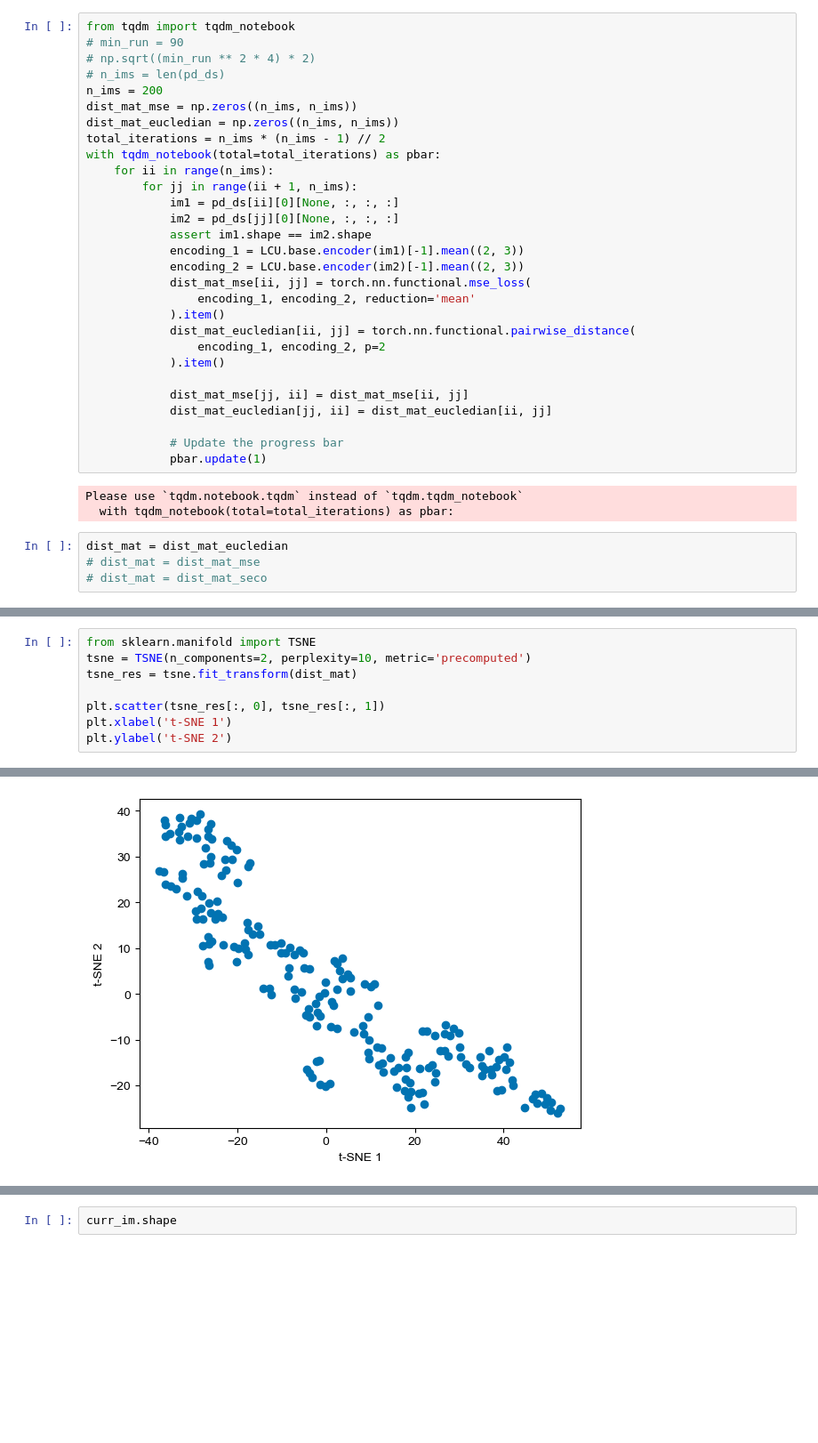
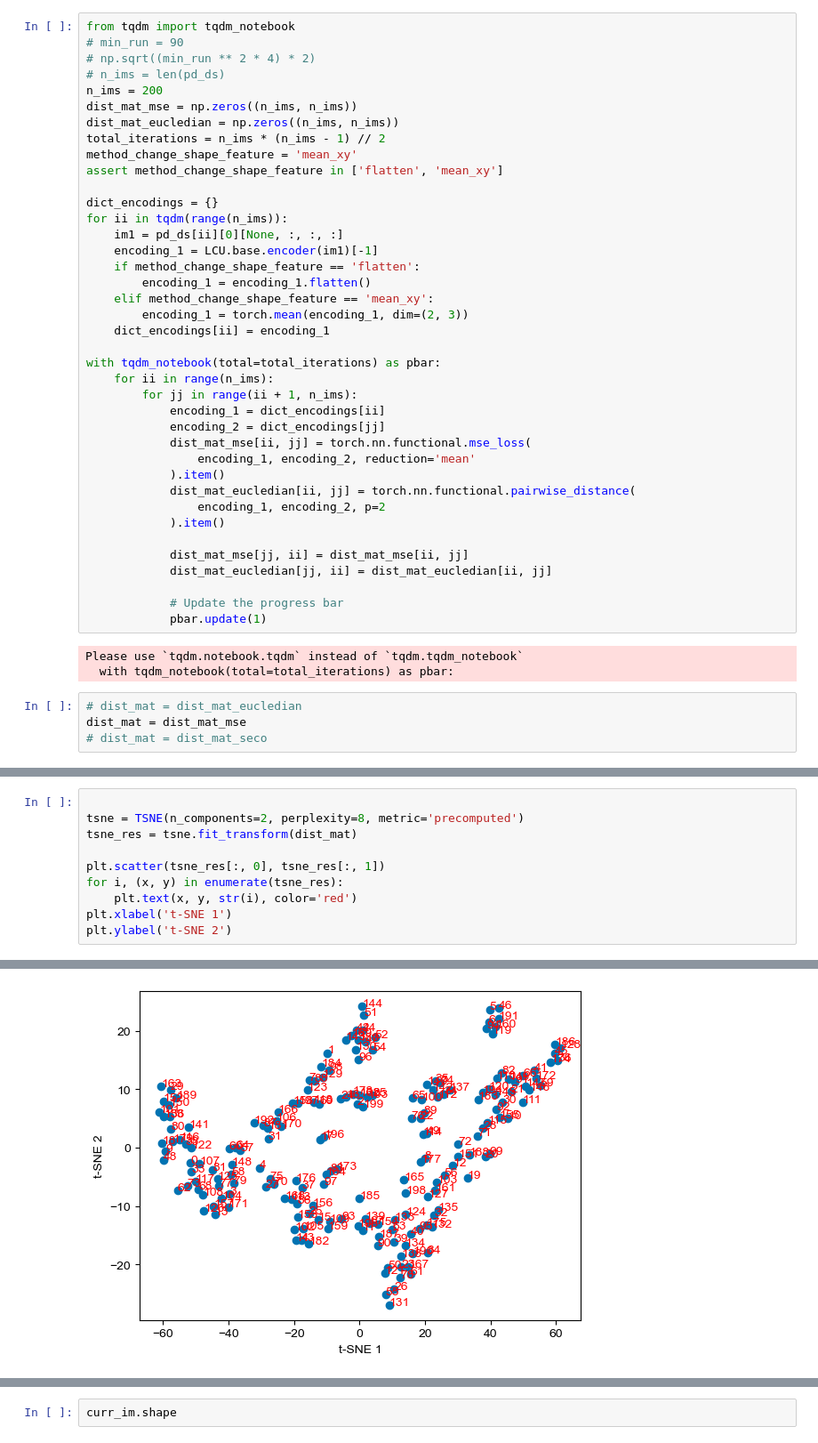
Before and after one commit to vdplasthijs/seasonal-contrast, a Jupyter notebook: trying to use weights.ipynb, the cells around one changed output, grey strips where cells are left out. Shown at 89% size. Drawn from its saved outputs; the diff is of its cells as text; blank space fills up the shorter version.

Commit message:
clustering aerial images

```diff
--- a/trying to use weights.ipynb
+++ b/trying to use weights.ipynb
@@ -166,14 +173,24 @@ n_ims = 200
 dist_mat_mse = np.zeros((n_ims, n_ims))
 dist_mat_eucledian = np.zeros((n_ims, n_ims))
 total_iterations = n_ims * (n_ims - 1) // 2
+method_change_shape_feature = 'mean_xy'
+assert method_change_shape_feature in ['flatten', 'mean_xy']
+
+dict_encodings = {}
+for ii in tqdm(range(n_ims)):
+    im1 = pd_ds[ii][0][None, :, :, :]
+    encoding_1 = LCU.base.encoder(im1)[-1]
+    if method_change_shape_feature == 'flatten':
+        encoding_1 = encoding_1.flatten()
+    elif method_change_shape_feature == 'mean_xy':
+        encoding_1 = torch.mean(encoding_1, dim=(2, 3))
+    dict_encodings[ii] = encoding_1
+
 with tqdm_notebook(total=total_iterations) as pbar:
     for ii in range(n_ims):
         for jj in range(ii + 1, n_ims):
-            im1 = pd_ds[ii][0][None, :, :, :]
-            im2 = pd_ds[jj][0][None, :, :, :]
-            assert im1.shape == im2.shape
-            encoding_1 = LCU.base.encoder(im1)[-1].mean((2, 3))
-            encoding_2 = LCU.base.encoder(im2)[-1].mean((2, 3))
+            encoding_1 = dict_encodings[ii]
+            encoding_2 = dict_encodings[jj]
             dist_mat_mse[ii, jj] = torch.nn.functional.mse_loss(
                 encoding_1, encoding_2, reduction='mean'
             ).item()
@@ -190,8 +207,8 @@ with tqdm_notebook(total=total_iterations) as pbar:
 Please use `tqdm.notebook.tqdm` instead of `tqdm.tqdm_notebook`
   with tqdm_notebook(total=total_iterations) as pbar:
 # %%
-dist_mat = dist_mat_eucledian
-# dist_mat = dist_mat_mse
+# dist_mat = dist_mat_eucledian
+dist_mat = dist_mat_mse
 # dist_mat = dist_mat_seco
 # %%
 ## set diag to nan
@@ -205,11 +222,13 @@ plt.colorbar()
 # %%
-from sklearn.manifold import TSNE
-tsne = TSNE(n_components=2, perplexity=10, metric='precomputed')
+
+tsne = TSNE(n_components=2, perplexity=8, metric='precomputed')
 tsne_res = tsne.fit_transform(dist_mat)
 
 plt.scatter(tsne_res[:, 0], tsne_res[:, 1])
+for i, (x, y) in enumerate(tsne_res):
+    plt.text(x, y, str(i), color='red')
 plt.xlabel('t-SNE 1')
 plt.ylabel('t-SNE 2')
 # %% [output]
 Text(0, 0.5, 't-SNE 2')
-[figure, old version]
+[figure, new version]
```
Also changed, not shown: parts of 11 cells of this notebook.
